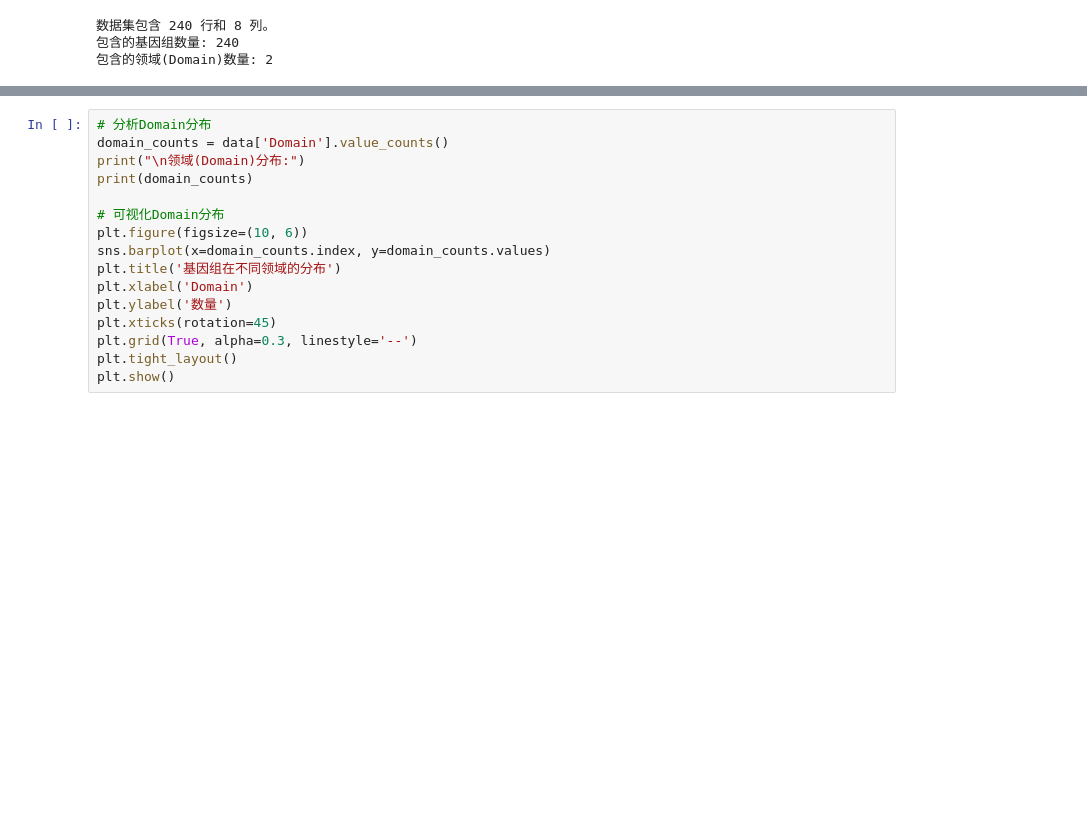
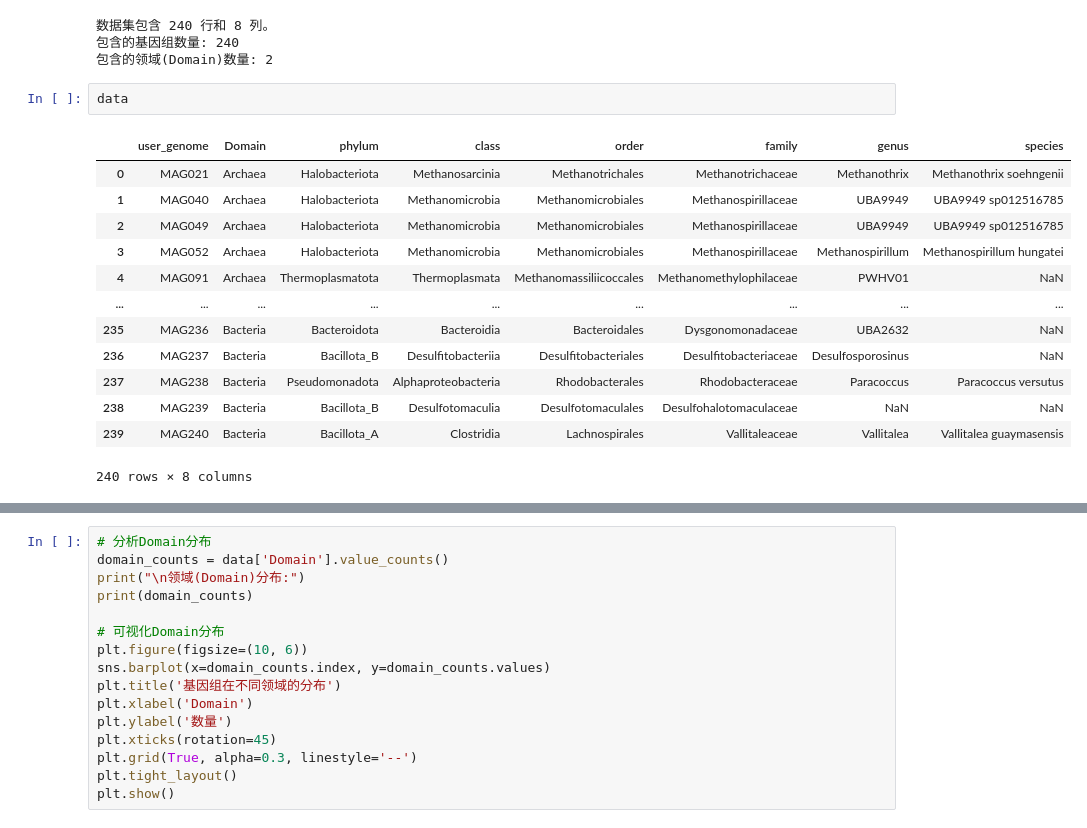
Before and after one commit to azddzasw/Electromics-project, a Jupyter notebook: notebooks/data_analysis.ipynb, the cells around one changed output, grey strips where cells are left out. Drawn from its saved outputs; the diff is of its cells as text; blank space fills up the shorter version.

```diff
--- a/notebooks/data_analysis.ipynb
+++ b/notebooks/data_analysis.ipynb
@@ -118,3 +118,19 @@ print(f"包含的领域(Domain)数量: {data['Domain'].nunique()}")
 数据集包含 240 行和 8 列。
 包含的基因组数量: 240
 包含的领域(Domain)数量: 2
+# %%
+data
+# %% [output]
+|  | user_genome | Domain | phylum | class | order | family | genus | species |
+| 0 | MAG021 | Archaea | Halobacteriota | Methanosarcinia | Methanotrichales | Methanotrichaceae | Methanothrix | Methanothrix soehngenii |
+| 1 | MAG040 | Archaea | Halobacteriota | Methanomicrobia | Methanomicrobiales | Methanospirillaceae | UBA9949 | UBA9949 sp012516785 |
+| 2 | MAG049 | Archaea | Halobacteriota | Methanomicrobia | Methanomicrobiales | Methanospirillaceae | UBA9949 | UBA9949 sp012516785 |
+| 3 | MAG052 | Archaea | Halobacteriota | Methanomicrobia | Methanomicrobiales | Methanospirillaceae | Methanospirillum | Methanospirillum hungatei |
+| 4 | MAG091 | Archaea | Thermoplasmatota | Thermoplasmata | Methanomassiliicoccales | Methanomethylophilaceae | PWHV01 | NaN |
+| ... | ... | ... | ... | ... | ... | ... | ... | ... |
+| 235 | MAG236 | Bacteria | Bacteroidota | Bacteroidia | Bacteroidales | Dysgonomonadaceae | UBA2632 | NaN |
+| 236 | MAG237 | Bacteria | Bacillota_B | Desulfitobacteriia | Desulfitobacteriales | Desulfitobacteriaceae | Desulfosporosinus | NaN |
+| 237 | MAG238 | Bacteria | Pseudomonadota | Alphaproteobacteria | Rhodobacterales | Rhodobacteraceae | Paracoccus | Paracoccus versutus |
+| 238 | MAG239 | Bacteria | Bacillota_B | Desulfotomaculia | Desulfotomaculales | Desulfohalotomaculaceae | NaN | NaN |
+| 239 | MAG240 | Bacteria | Bacillota_A | Clostridia | Lachnospirales | Vallitaleaceae | Vallitalea | Vallitalea guaymasensis |
+240 rows × 8 columns
```
Also changed, not shown: parts of 3 cells of this notebook, 16 other files.
